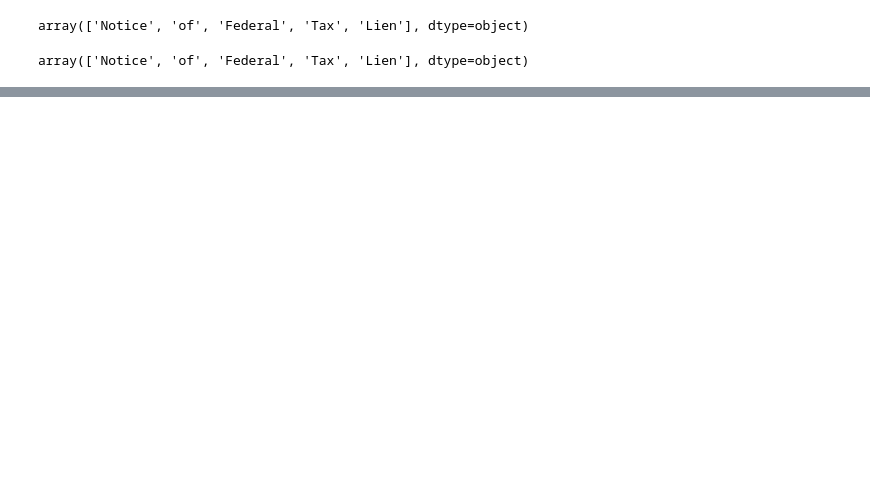
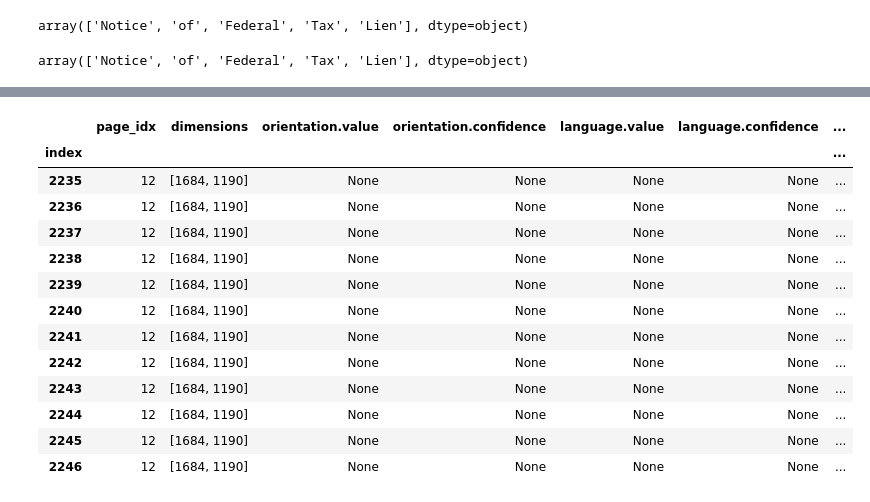
Before and after one commit to andsilver/report-parse, a Jupyter notebook: table_parsing.ipynb, the cells around one changed output, grey strips where cells are left out. Saved outputs shown, nothing was run; the diff lists cells and outputs as text; code cells hidden in the pictures; blank space fills up the shorter version.

```diff
--- a/table_parsing.ipynb
+++ b/table_parsing.ipynb
@@ -194,0 +242,17 @@ See the caveats in the documentation: https://pandas.pydata.org/pandas-docs/stab
+# %%
+context[(context.line_idx < 478) & (context.line_idx > 473)]
+# %% [output]
+|  | page_idx | dimensions | orientation.value | orientation.confidence | language.value | language.confidence | ... |
+| index |  |  |  |  |  |  | ... |
+| 2235 | 12 | [1684, 1190] | None | None | None | None | ... |
+| 2236 | 12 | [1684, 1190] | None | None | None | None | ... |
+| 2237 | 12 | [1684, 1190] | None | None | None | None | ... |
+| 2238 | 12 | [1684, 1190] | None | None | None | None | ... |
+| 2239 | 12 | [1684, 1190] | None | None | None | None | ... |
+| 2240 | 12 | [1684, 1190] | None | None | None | None | ... |
+| 2241 | 12 | [1684, 1190] | None | None | None | None | ... |
+| 2242 | 12 | [1684, 1190] | None | None | None | None | ... |
+| 2243 | 12 | [1684, 1190] | None | None | None | None | ... |
+| 2244 | 12 | [1684, 1190] | None | None | None | None | ... |
+| 2245 | 12 | [1684, 1190] | None | None | None | None | ... |
+| 2246 | 12 | [1684, 1190] | None | None | None | None | ... |
```
Also changed, not shown: parts of 7 cells of this notebook, 1 other file.
